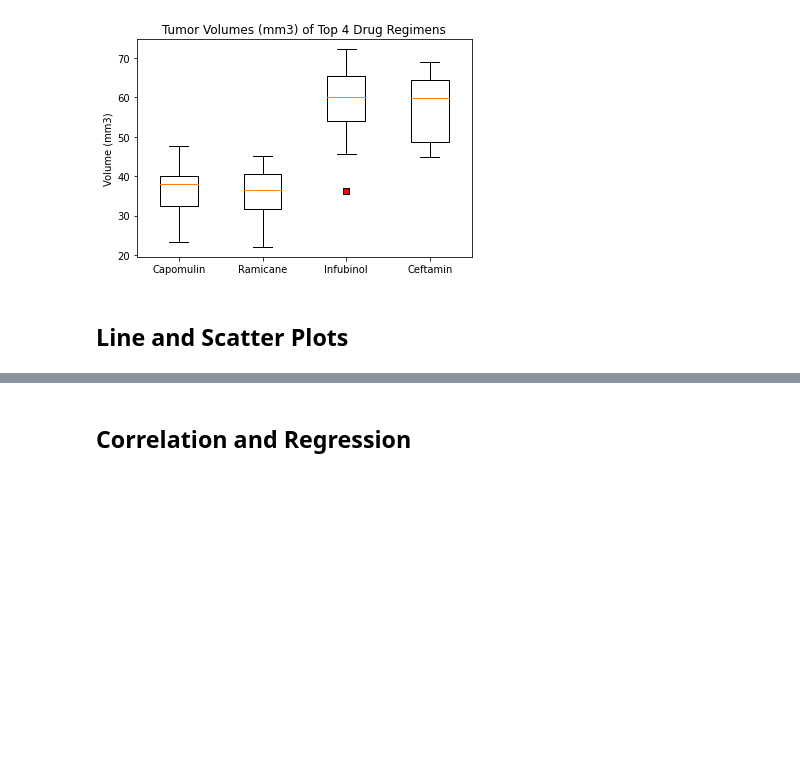
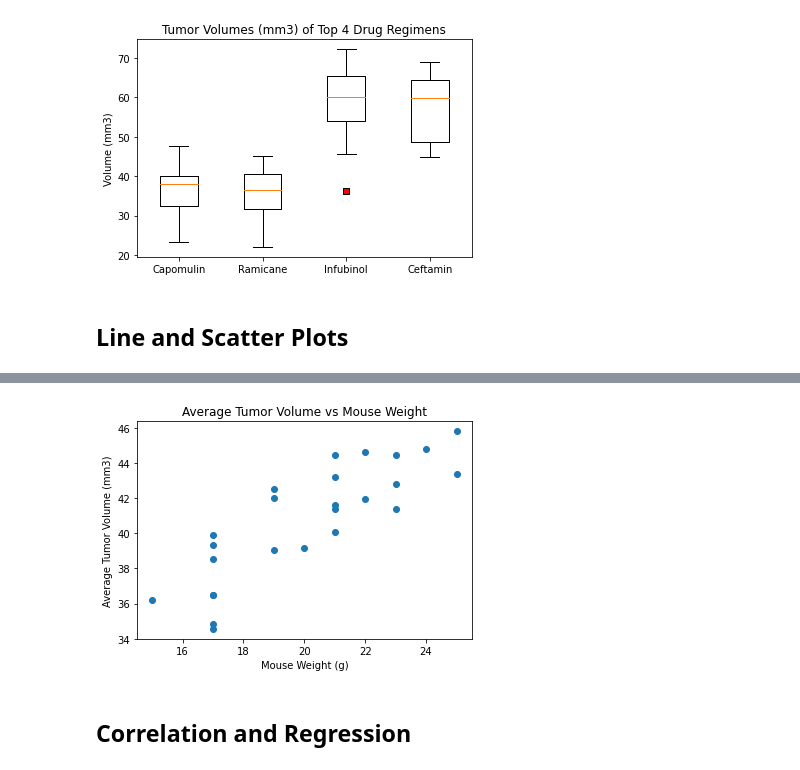
Before and after one commit to danijmartin/matplotlib-challenge, a Jupyter notebook: pymaceuticals.ipynb, the cells around one changed output, grey strips where cells are left out. Cells and saved outputs as stored; diff of their text form; code cells hidden in the pictures; blank space fills up the shorter version.

```diff
--- a/pymaceuticals.ipynb
+++ b/pymaceuticals.ipynb
@@ -256,5 +256,15 @@ plt.show()
 # %%
 # Generate a scatter plot of average tumor volume vs. mouse weight for the Capomulin regimen
+
+capomulin_avg = capomulin.groupby('Mouse ID').mean()
+
+plt.scatter(capomulin_avg['Weight (g)'], capomulin_avg['Tumor Volume (mm3)'])
+plt.xlabel('Mouse Weight (g)')
+plt.ylabel('Average Tumor Volume (mm3)')
+plt.title('Average Tumor Volume vs Mouse Weight')
+plt.show()
+# %% [output]
+[figure, added]
 # %% [markdown]
 ## Correlation and Regression
 # %%
```
Also changed, not shown: parts of 3 cells of this notebook.
